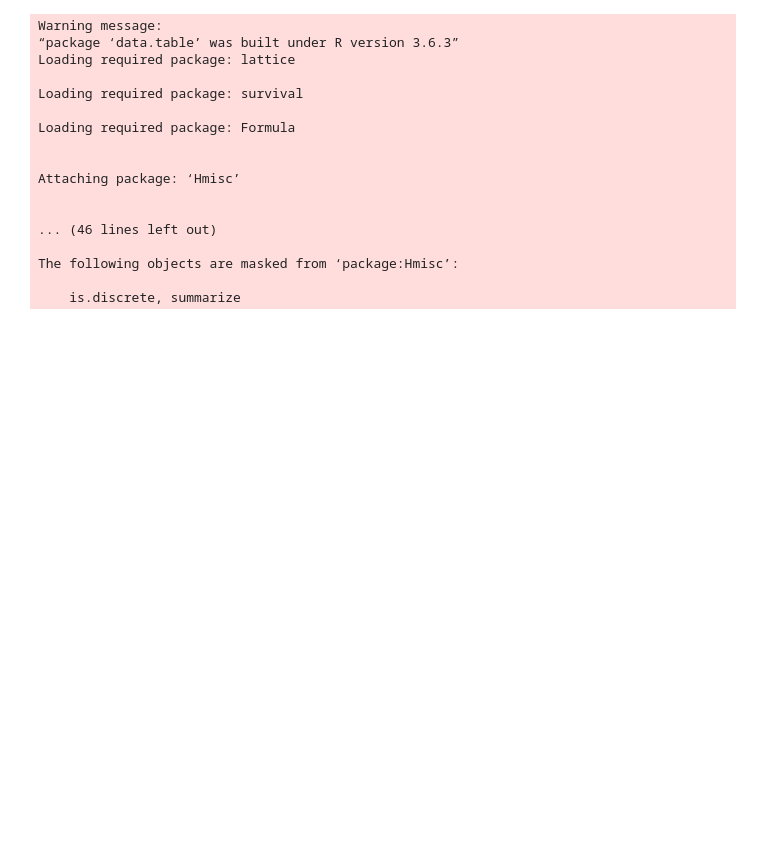
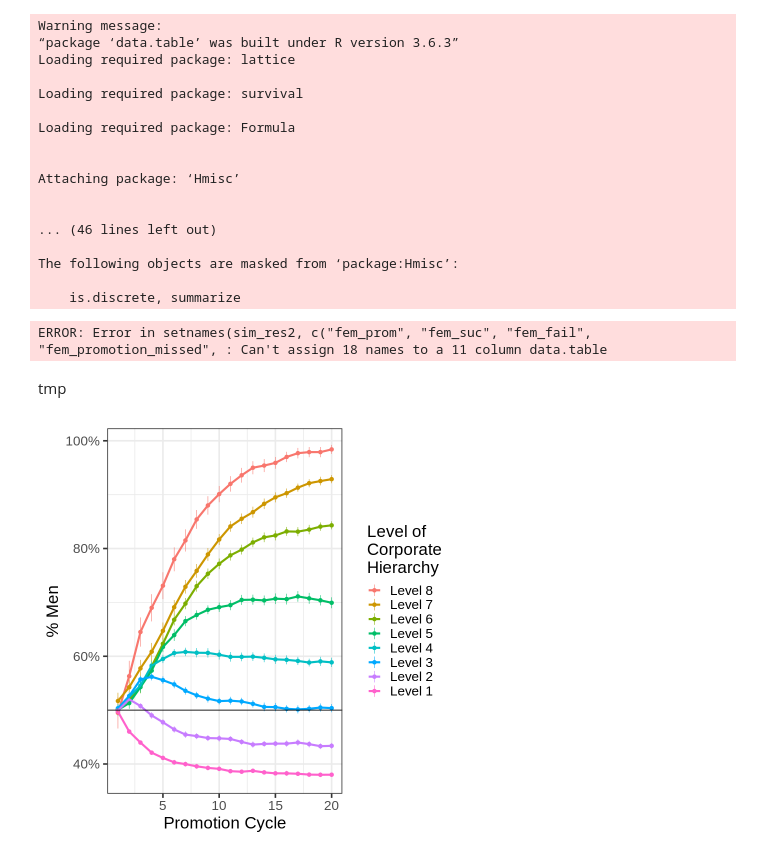
Before and after one commit to kennyjoseph/workplace_gender, a Jupyter notebook: plot_paper.ipynb, the cells around one changed output. Cells and saved outputs as stored; diff of their text form; code cells hidden in the pictures; blank space fills up the shorter version.

```diff
--- a/plot_paper.ipynb
+++ b/plot_paper.ipynb
@@ -52,0 +70,4 @@ return(sim_res2)
+# %%
+file = read_file_Single('/home/yuhaodu/workplace_gender/NYT_results_0_5','3.tsv')
+# %% [output]
+ERROR: Error in setnames(sim_res2, c("fem_prom", "fem_suc", "fem_fail", "fem_promotion_missed", : Can't assign 18 names to a 11 column data.table
@@ -52,0 +78,2 @@ return(sim_res2)
+# %% [markdown]
+tmp
@@ -52,0 +119,21 @@ return(sim_res2)
+# %%
+file = read_file_promotion_cycle_Single('/home/yuhaodu/workplace_gender/NYT_Rep_Fig12','0.01_0.01_0.01_0.01_0.1_1.2_2_promotion.tsv')
+# file = read_file_promotion_cycle_Single('/home/yuhaodu/workplace_gender/NYT_figure12','0.02_1.01_0.01_2_promotion.tsv')
+write.csv(file,'/home/yuhaodu/workplace_gender/NYT_send/0.01_paper.tsv')
+p <- ggplot(file,aes(promotion_cycle,n_men/(n_men+n_women),color=level_iter)) +
+    stat_summary(fun.data="mean_cl_normal",size = 0.3) +
+    stat_summary(fun="mean",geom="line",size=1.2)  +
+    geom_hline(yintercept = .5) +
+    scale_y_continuous("% Men", labels=percent) +
+    xlab("Promotion Cycle") +
+    scale_color_discrete("Level of\nCorporate\nHierarchy")+
+    theme(strip.text.x= element_text(size=14))
+# p <- p + scale_x_continuous(limits=c(1,10),breaks=c(1,2,4,6,8,10))
+p
+
+# file = read_file_promotion_cycle_Single('/home/yuhaodu/workplace_gender/NYT_figure12','0.03_0.03_0.03_0.03_0.03_1.03_2_promotion.tsv')
+# write.csv(file,'/home/yuhaodu/workplace_gender/NYT_send/0.06_1.03_0.03_2_promotion.tsv')
+
+write.csv(file,'/home/yuhaodu/workplace_gender/NYT_send/0.01_ori_paper.tsv')
+# %% [output]
+[figure, added]
```
Also changed, not shown: parts of 29 cells of this notebook, 5 other files.
